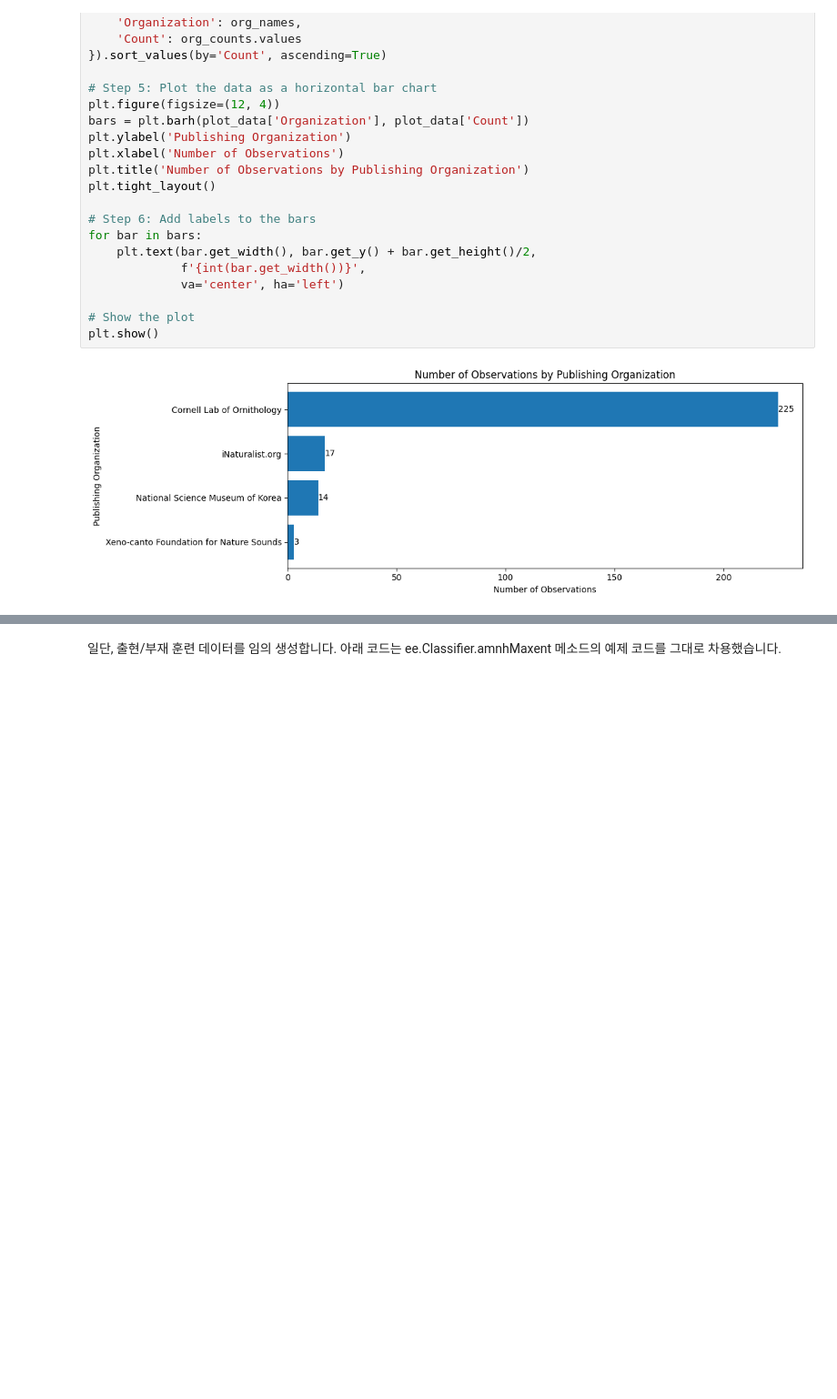
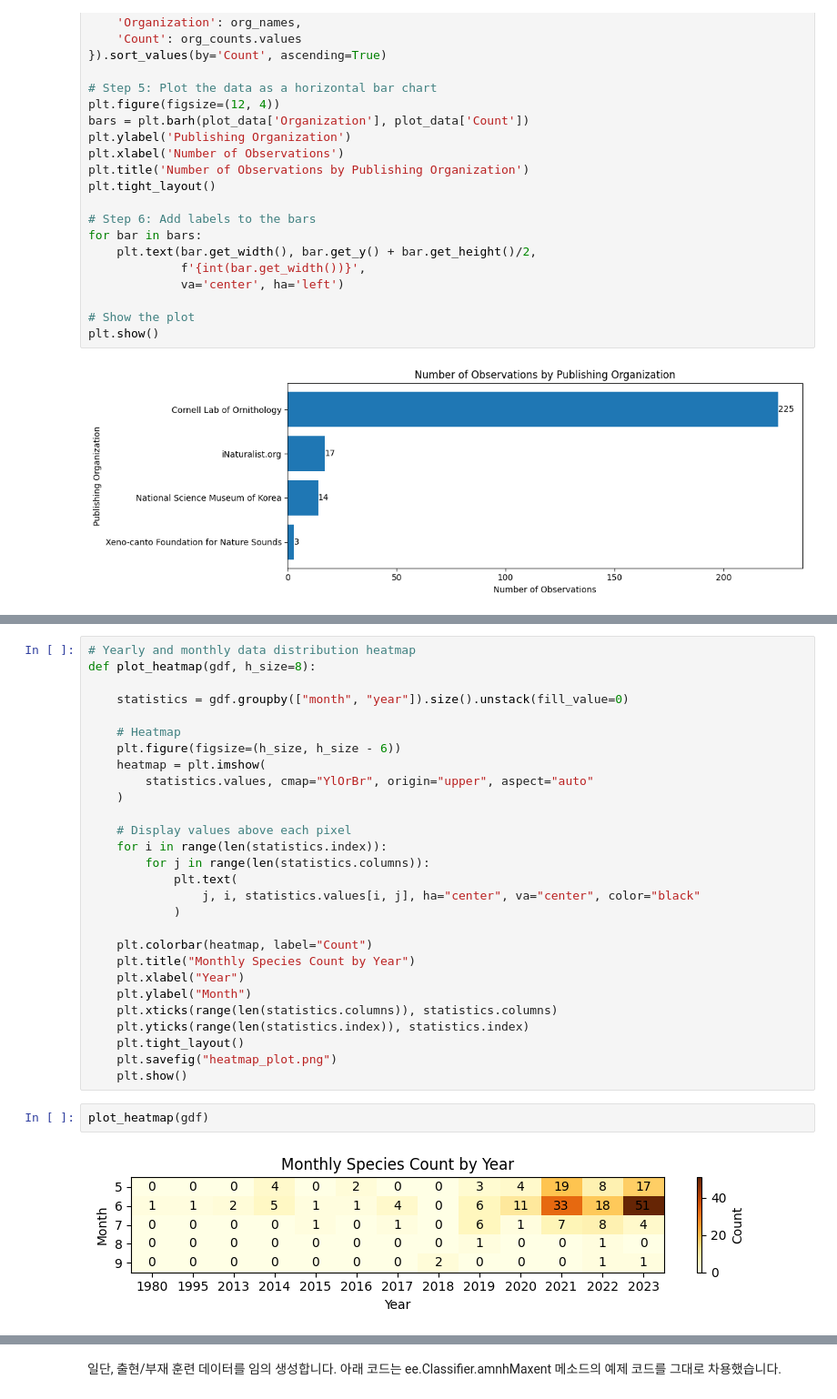
Before and after one commit to osgeokr/GEE-PAM-Book, a Jupyter notebook: Google_Earth_Engine_Maxent를_이용한_종_분포_모델링_Pitta_nympha.ipynb, the cells around one changed output, grey strips where cells are left out. Shown at 91% size. Cells and saved outputs as stored; diff of their text form; blank space fills up the shorter version.

```diff
--- a/Google_Earth_Engine_Maxent를_이용한_종_분포_모델링_Pitta_nympha.ipynb
+++ b/Google_Earth_Engine_Maxent를_이용한_종_분포_모델링_Pitta_nympha.ipynb
@@ -133,0 +155,32 @@ files.download('cornell_lab_of_ornithology_data.csv')
+# %%
+# Yearly and monthly data distribution heatmap
+def plot_heatmap(gdf, h_size=8):
+
+    statistics = gdf.groupby(["month", "year"]).size().unstack(fill_value=0)
+
+    # Heatmap
+    plt.figure(figsize=(h_size, h_size - 6))
+    heatmap = plt.imshow(
+        statistics.values, cmap="YlOrBr", origin="upper", aspect="auto"
+    )
+
+    # Display values above each pixel
+    for i in range(len(statistics.index)):
+        for j in range(len(statistics.columns)):
+            plt.text(
+                j, i, statistics.values[i, j], ha="center", va="center", color="black"
+            )
+
+    plt.colorbar(heatmap, label="Count")
+    plt.title("Monthly Species Count by Year")
+    plt.xlabel("Year")
+    plt.ylabel("Month")
+    plt.xticks(range(len(statistics.columns)), statistics.columns)
+    plt.yticks(range(len(statistics.index)), statistics.index)
+    plt.tight_layout()
+    plt.savefig("heatmap_plot.png")
+    plt.show()
+# %%
+plot_heatmap(gdf)
+# %% [output]
+[figure, added]
```
Also changed, not shown: parts of 8 cells of this notebook.
